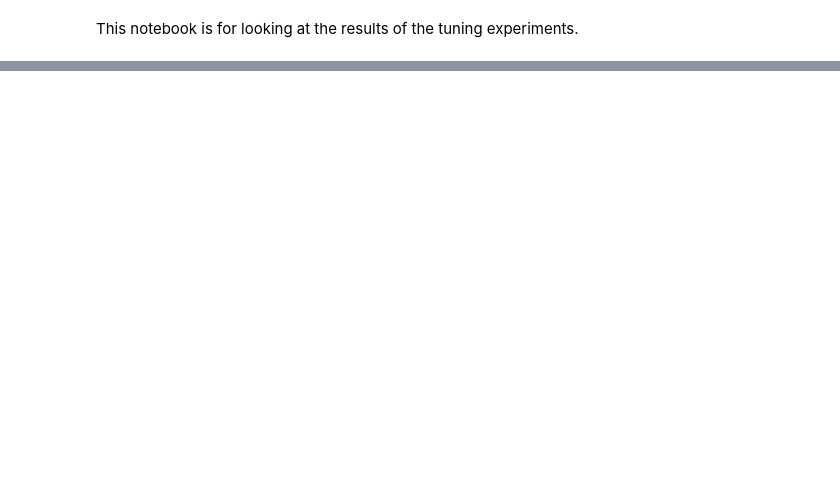
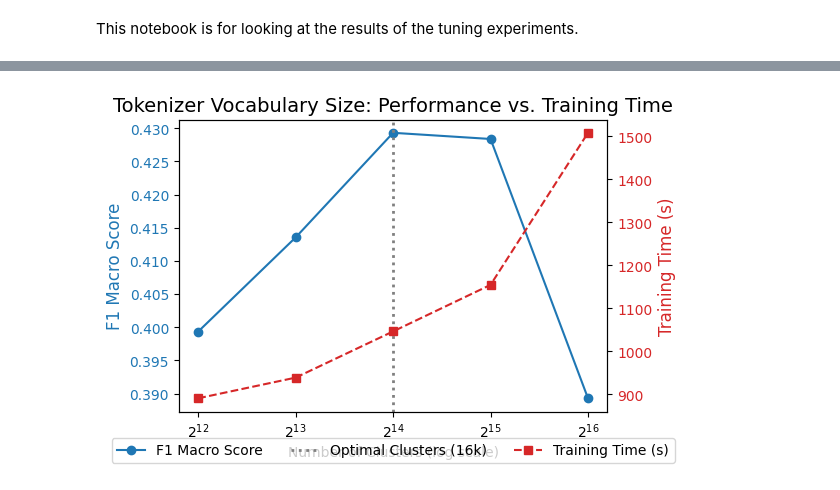
Before and after one commit to dsgt-arc/birdclef-2025, a Jupyter notebook: user/acmiyaguchi/quantization/notebooks/07-check-tune.ipynb, the cells around one changed output, grey strips where cells are left out. Saved outputs shown, nothing was run; the diff lists cells and outputs as text; code cells hidden in the pictures; blank space fills up the shorter version.

Commit message:
Add notebook with plots for paper

```diff
--- a/user/acmiyaguchi/quantization/notebooks/07-check-tune.ipynb
+++ b/user/acmiyaguchi/quantization/notebooks/07-check-tune.ipynb
@@ -69,0 +57,62 @@ tokenizer_timing.show()
+# %%
+df = tokenizer.toPandas()
+
+df = df.sort_values(by="tokenizer_n_clusters").reset_index(drop=True)
+
+
+# Create plot
+fig, ax1 = plt.subplots(figsize=(6, 4))
+
+# Plot F1 Score on the primary y-axis
+color = "tab:blue"
+ax1.set_xlabel("Number of Clusters (log scale)")
+ax1.set_ylabel("F1 Macro Score", color=color, fontsize=12)
+ax1.plot(
+    df["tokenizer_n_clusters"],
+    df["f1_macro_score"],
+    color=color,
+    marker="o",
+    label="F1 Macro Score",
+)
+ax1.tick_params(axis="y", labelcolor=color)
+ax1.set_xscale("log", base=2)
+
+# Instantiate a second y-axis sharing the same x-axis
+ax2 = ax1.twinx()
+color = "tab:red"
+ax2.set_ylabel("Training Time (s)", color=color, fontsize=12)
+ax2.plot(
+    df["tokenizer_n_clusters"],
+    df["time"],
+    color=color,
+    marker="s",
+    linestyle="--",
+    label="Training Time (s)",
+)
+ax2.tick_params(axis="y", labelcolor=color)
+
+# Highlight the optimal point
+ax1.axvline(
+    x=16383, color="grey", linestyle=":", linewidth=2, label="Optimal Clusters (16k)"
+)
+
+# Final touches
+plt.title("Tokenizer Vocabulary Size: Performance vs. Training Time", fontsize=14)
+# Consolidate legends from both axes into one.
+lines, labels = ax1.get_legend_handles_labels()
+lines2, labels2 = ax2.get_legend_handles_labels()
+ax2.legend(
+    lines + lines2,
+    labels + labels2,
+    loc="lower center",
+    bbox_to_anchor=(0.5, -0.2),
+    ncol=3,
+)
+
+fig.tight_layout()
+
+fig.set_size_inches(6, 4)
+plt.savefig("tokenizer_vocab_tradeoff.png", dpi=300, bbox_inches="tight")
+plt.show()
+# %% [output]
+[figure, added]
```
Also changed, not shown: parts of 12 cells of this notebook, 3 other files.
